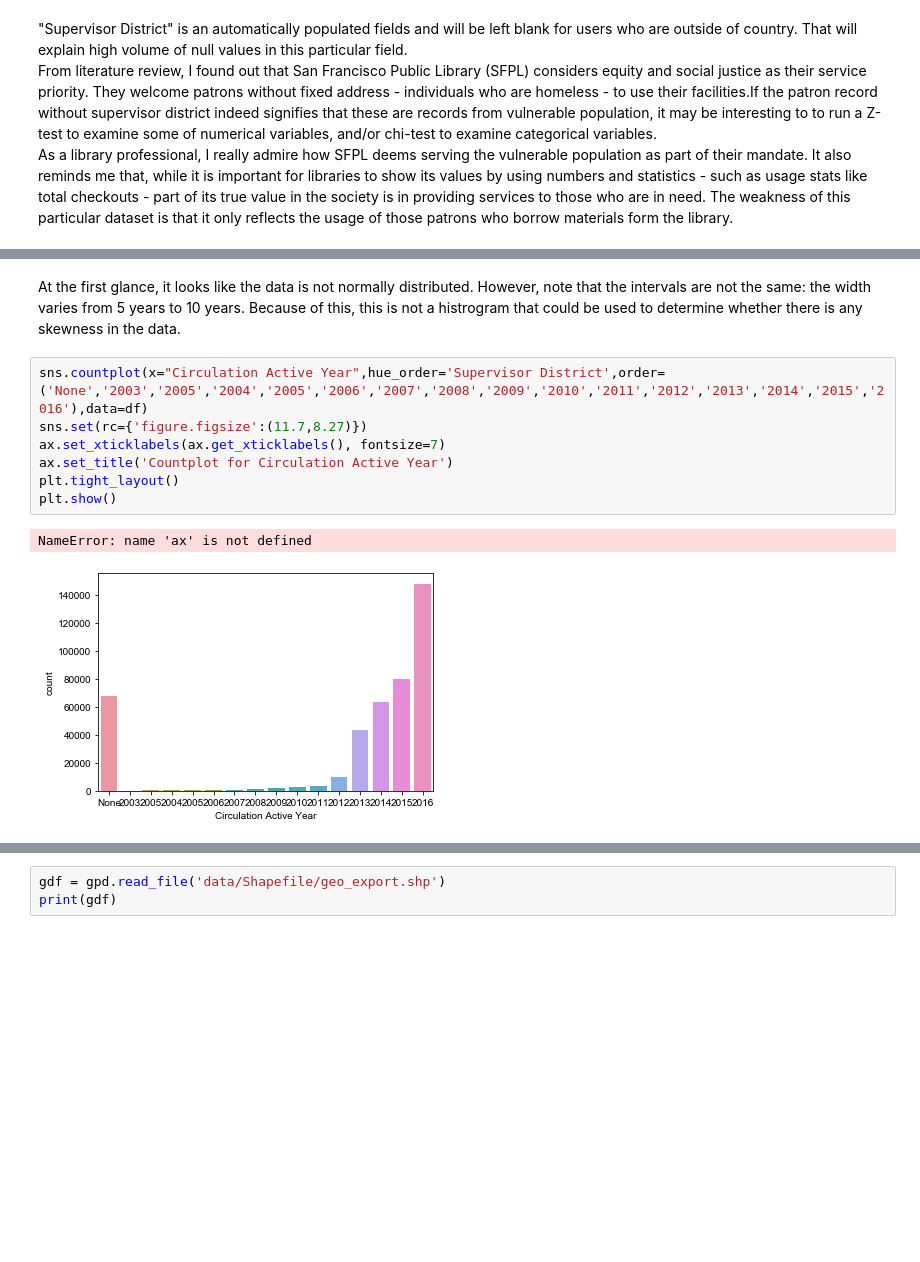
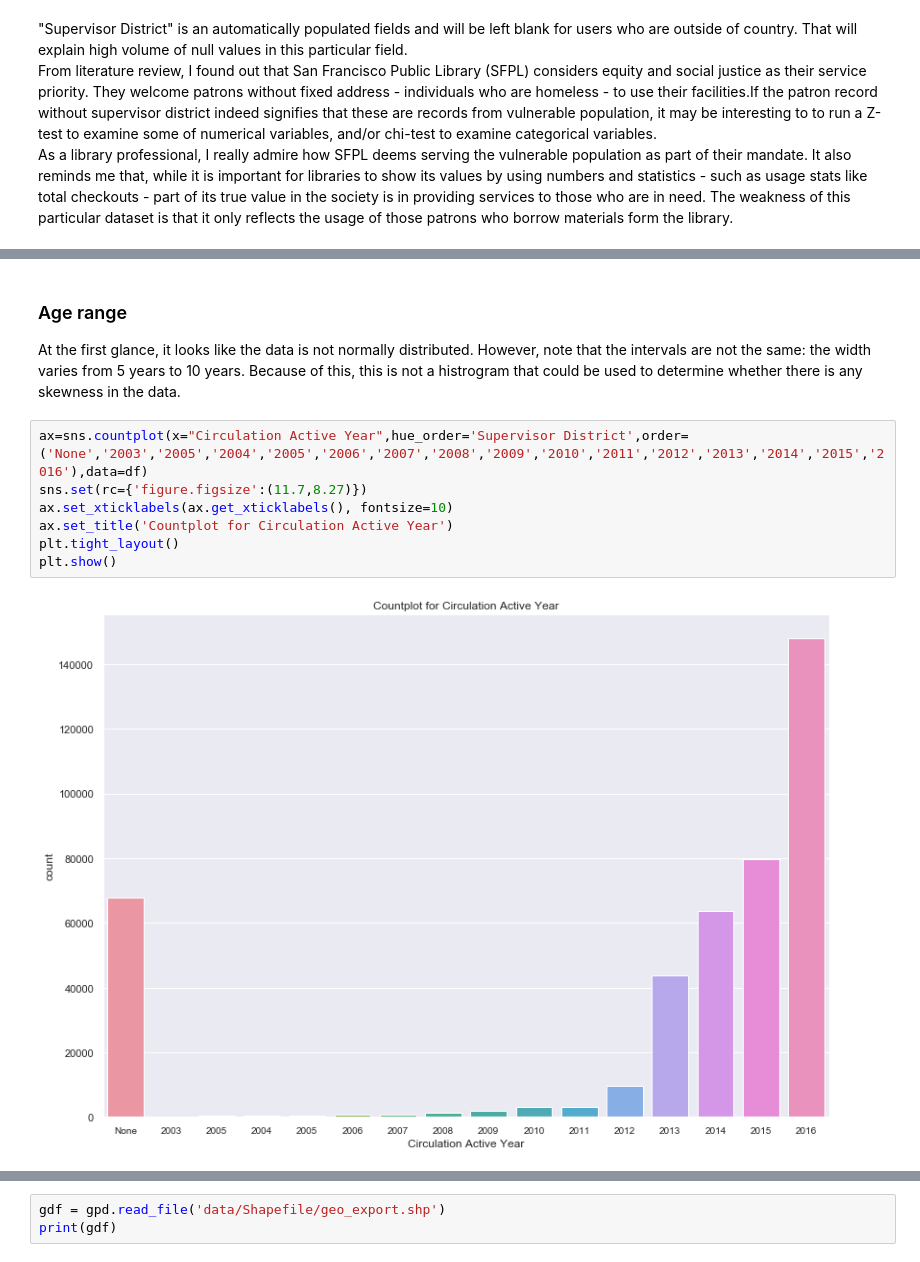
Before and after one commit to josiechoi/Ryerson_capstone_library_usage, a Jupyter notebook: Capstone EDA.ipynb, the cells around one changed output, grey strips where cells are left out. Drawn from its saved outputs; the diff is of its cells as text; blank space fills up the shorter version.

```diff
--- a/Capstone EDA.ipynb
+++ b/Capstone EDA.ipynb
@@ -108,13 +110,13 @@ plt.show()
 # %% [markdown]
+### Age range
 At the first glance, it looks like the data is not normally distributed. However, note that the intervals are not the same: the width varies from 5 years to 10 years. Because of this, this is not a histrogram that could be used to determine whether there is any skewness in the data.
 # %%
-sns.countplot(x="Circulation Active Year",hue_order='Supervisor District',order=('None','2003','2005','2004','2005','2006','2007','2008','2009','2010','2011','2012','2013','2014','2015','2016'),data=df)
+ax=sns.countplot(x="Circulation Active Year",hue_order='Supervisor District',order=('None','2003','2005','2004','2005','2006','2007','2008','2009','2010','2011','2012','2013','2014','2015','2016'),data=df)
 sns.set(rc={'figure.figsize':(11.7,8.27)})
-ax.set_xticklabels(ax.get_xticklabels(), fontsize=7)
+ax.set_xticklabels(ax.get_xticklabels(), fontsize=10)
 ax.set_title('Countplot for Circulation Active Year')
 plt.tight_layout()
 plt.show()
 # %% [output]
-NameError: name 'ax' is not defined
-[figure, old version]
+[figure, new version]
 # %% [markdown]
```
Also changed, not shown: parts of 28 cells of this notebook.
